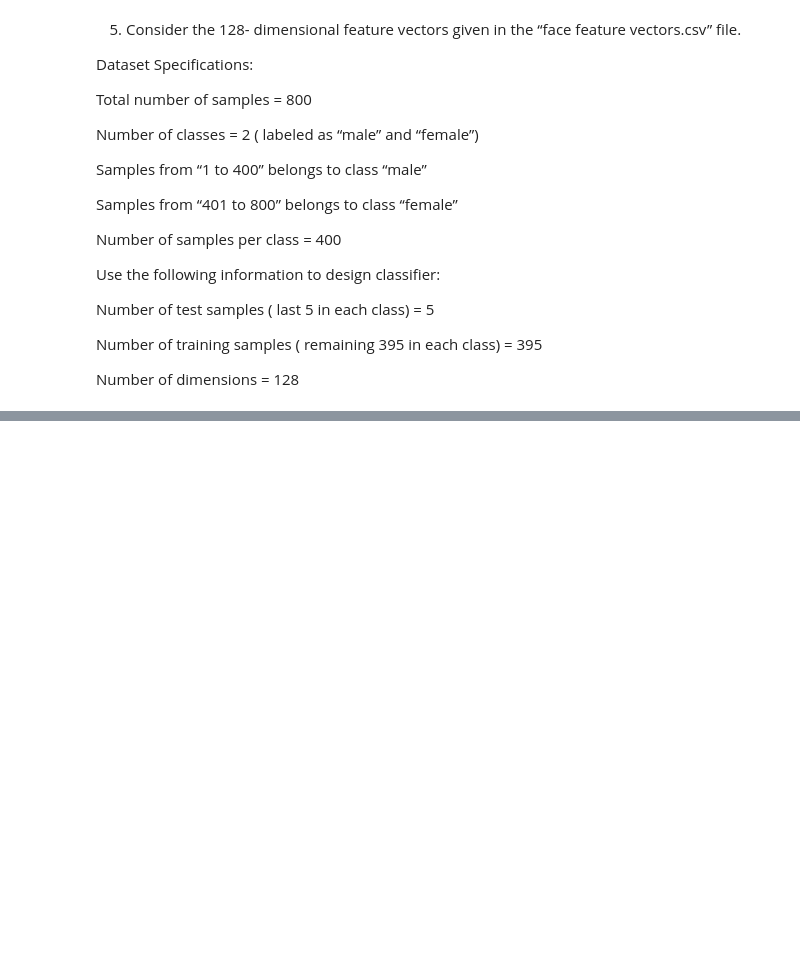
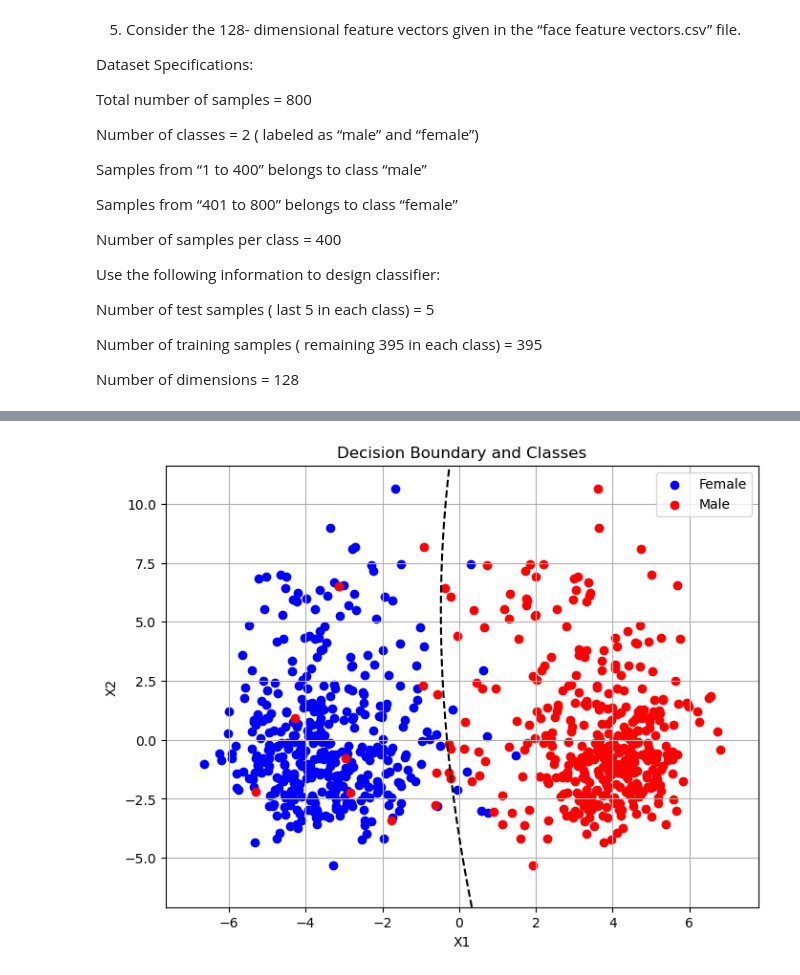
Before and after one commit to Ashrithiiitdm/PRML, a Jupyter notebook: Lab6/cs22b2025_LAB6_Q5.ipynb, the cells around one changed output, grey strips where cells are left out. Saved outputs shown, nothing was run; the diff lists cells and outputs as text; code cells hidden in the pictures; blank space fills up the shorter version.

```diff
--- a/Lab6/cs22b2025_LAB6_Q5.ipynb
+++ b/Lab6/cs22b2025_LAB6_Q5.ipynb
@@ -105,21 +118,21 @@ features = 128
 labels = np.array([0] * 400 + [1] * 400)
 
 #Testing dataset
-test_male_df = face_df.iloc[395 : 400]
-test_female_df = face_df.iloc[795 : 800]
+test_male_df = face_df.iloc[395 : 400].values
+test_female_df = face_df.iloc[795 : 800].values
 
-test_male_df = test_male_df.drop(columns = ['Unnamed: 1', 'Unnamed: 0'])
-test_female_df = test_female_df.drop(columns = ['Unnamed: 1', 'Unnamed: 0'])
+#test_male_df = test_male_df.drop(columns = ['Unnamed: 1', 'Unnamed: 0'])
+#test_female_df = test_female_df.drop(columns = ['Unnamed: 1', 'Unnamed: 0'])
 
 test_male_labels = labels[395 : 400]
 test_female_labels = labels[795 : 800]
 
 #Training dataset
-training_male_df = face_df.iloc[: 395]
-training_female_df = face_df.iloc[400 : 795]
+training_male_df = face_df.iloc[: 395].values
+training_female_df = face_df.iloc[400 : 795].values
 
-training_male_df = training_male_df.drop(columns = ['Unnamed: 1', 'Unnamed: 0'])
-training_female_df = training_female_df.drop(columns = ['Unnamed: 1', 'Unnamed: 0'])
+#training_male_df = training_male_df.drop(columns = ['Unnamed: 1', 'Unnamed: 0'])
+#training_female_df = training_female_df.drop(columns = ['Unnamed: 1', 'Unnamed: 0'])
 
 
 train_male_labels = labels[: 395]
@@ -152,3 +165,35 @@ Sample 7: True label = Female, Predicted = Female
 Sample 8: True label = Female, Predicted = Female
 Sample 9: True label = Female, Predicted = Female
 Sample 10: True label = Female, Predicted = Female
+# %%
+result = bayes_classifier(training_male_df, training_female_df, pw1, pw2)
+x_min, x_max = min(np.min(training_male_df[:,0]), np.min(training_female_df[:,0])) - 1, max(np.max(training_male_df[:,0]), np.max(training_female_df[:,0])) + 1
+y_min, y_max = min(np.min(training_male_df[:,1]), np.min(training_female_df[:,1])) - 1, max(np.max(training_female_df[:,1]), np.max(training_female_df[:,1])) + 1
+xx, yy = np.meshgrid(np.linspace(x_min, x_max, 500), np.linspace(y_min, y_max, 500))
+
+# Evaluate the decision boundary difference f1 - f2 at each grid point
+zz = np.zeros(xx.shape)
+for i in range(xx.shape[0]):
+    for j in range(xx.shape[1]):
+        zz[i, j] = result(np.array([xx[i, j], yy[i, j]]))
+
+#print(zz)
+
+# Plotting the contour of the difference between f1 and f2
+plt.figure(figsize=(8, 6))
+plt.contour(xx, yy, zz, levels=[0], colors='k', linestyles='--')  # Decision boundary (f1 - f2 = 0)
+
+# Plotting the points from w1 and w2
+plt.scatter(training_male_df[:, 0], training_female_df[:, 1], color='blue', label='Female')
+plt.scatter(training_female_df[:, 0], training_female_df[:, 1], color='red', label='Male')
+
+# Plot details
+plt.title('Decision Boundary and Classes')
+plt.xlabel('X1')
+plt.ylabel('X2')
+plt.legend()
+plt.grid(True)
+
+plt.show()
+# %% [output]
+[figure, added]
```
Also changed, not shown: parts of 6 cells of this notebook.
